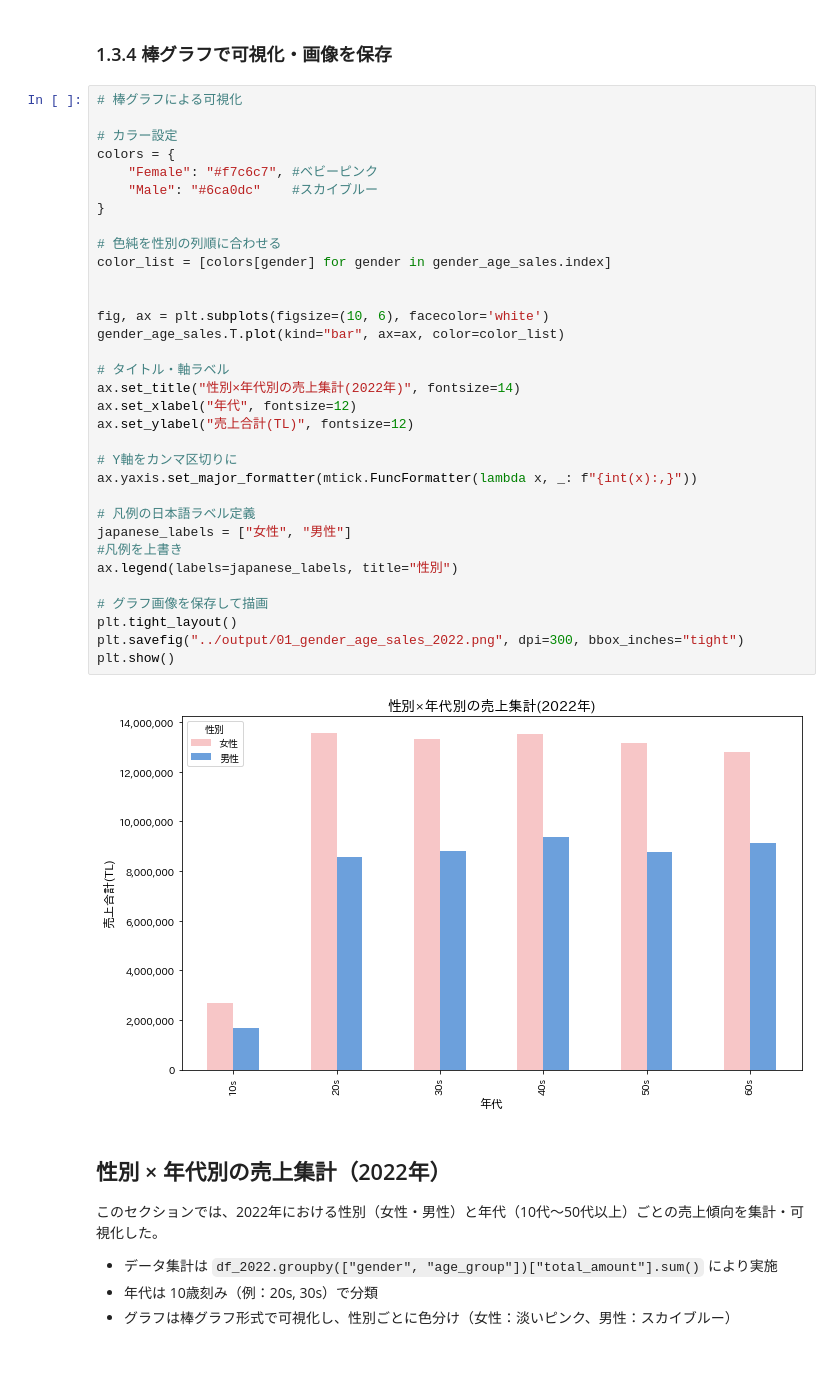
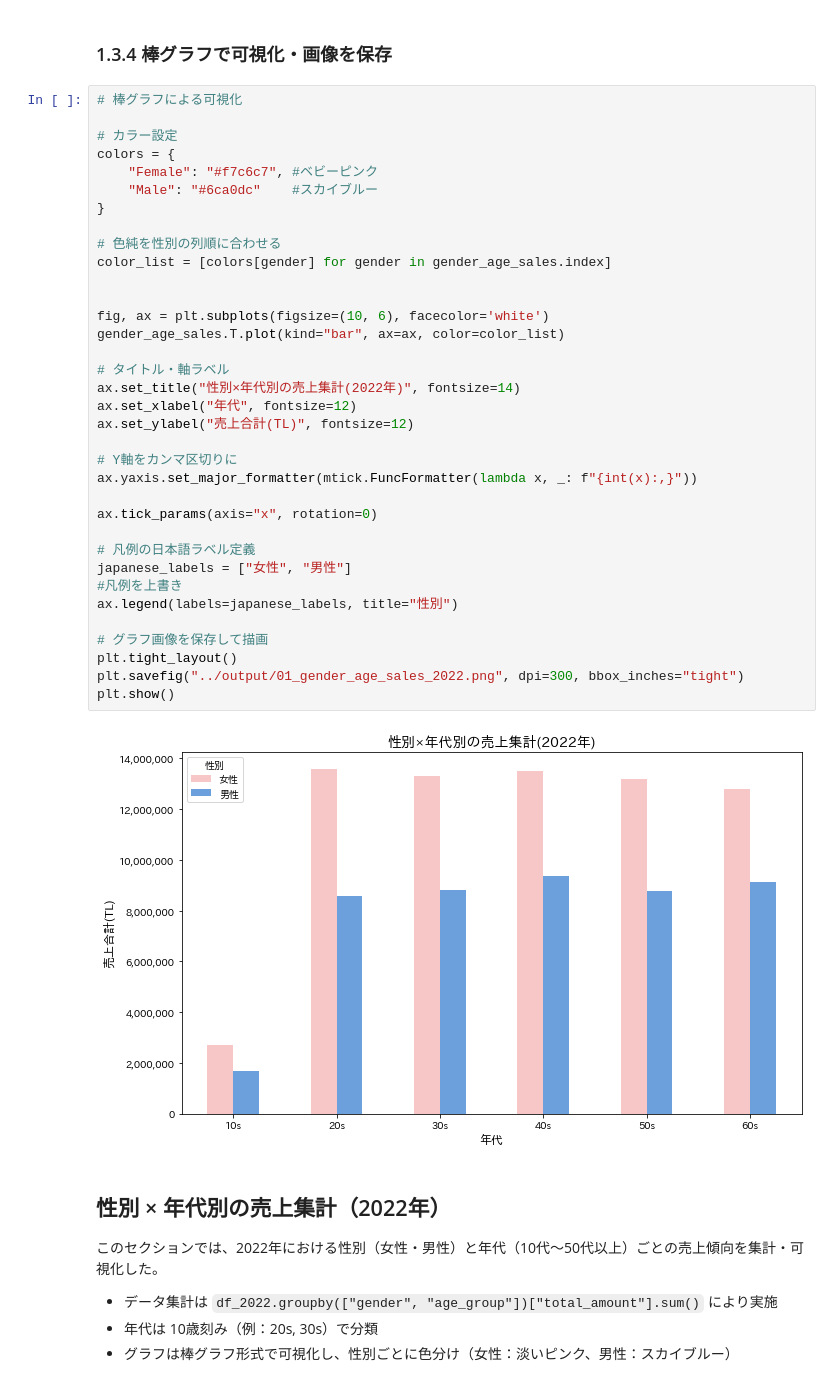
Before and after one commit to toshizu/retail_sales_2022, a Jupyter notebook: script/01_retail_sales_2022_analysis.ipynb, the cells around one changed output. Drawn from its saved outputs; the diff is of its cells as text.

```diff
--- a/script/01_retail_sales_2022_analysis.ipynb
+++ b/script/01_retail_sales_2022_analysis.ipynb
@@ -201,34 +201,36 @@ df_2022.to_csv("../data/customer_shopping_data_2022.csv", index=False)
 colors = {
     "Female": "#f7c6c7", #ベビーピンク
     "Male": "#6ca0dc"    #スカイブルー
 }
 
 # 色純を性別の列順に合わせる
 color_list = [colors[gender] for gender in gender_age_sales.index]
 
 
 fig, ax = plt.subplots(figsize=(10, 6), facecolor='white')
 gender_age_sales.T.plot(kind="bar", ax=ax, color=color_list)
 
 # タイトル・軸ラベル
 ax.set_title("性別×年代別の売上集計(2022年)", fontsize=14)
 ax.set_xlabel("年代", fontsize=12)
 ax.set_ylabel("売上合計(TL)", fontsize=12)
 
 # Y軸をカンマ区切りに
 ax.yaxis.set_major_formatter(mtick.FuncFormatter(lambda x, _: f"{int(x):,}"))
 
+ax.tick_params(axis="x", rotation=0)
+
 # 凡例の日本語ラベル定義
 japanese_labels = ["女性", "男性"]
 #凡例を上書き
 ax.legend(labels=japanese_labels, title="性別")
 
 # グラフ画像を保存して描画
 plt.tight_layout()
 plt.savefig("../output/01_gender_age_sales_2022.png", dpi=300, bbox_inches="tight")
 plt.show()
 # %% [output]
-[figure, old version]
+[figure, new version]
 # %% [markdown]
 ## 性別 × 年代別の売上集計（2022年）
 
```
Also changed, not shown: 30 other files.
